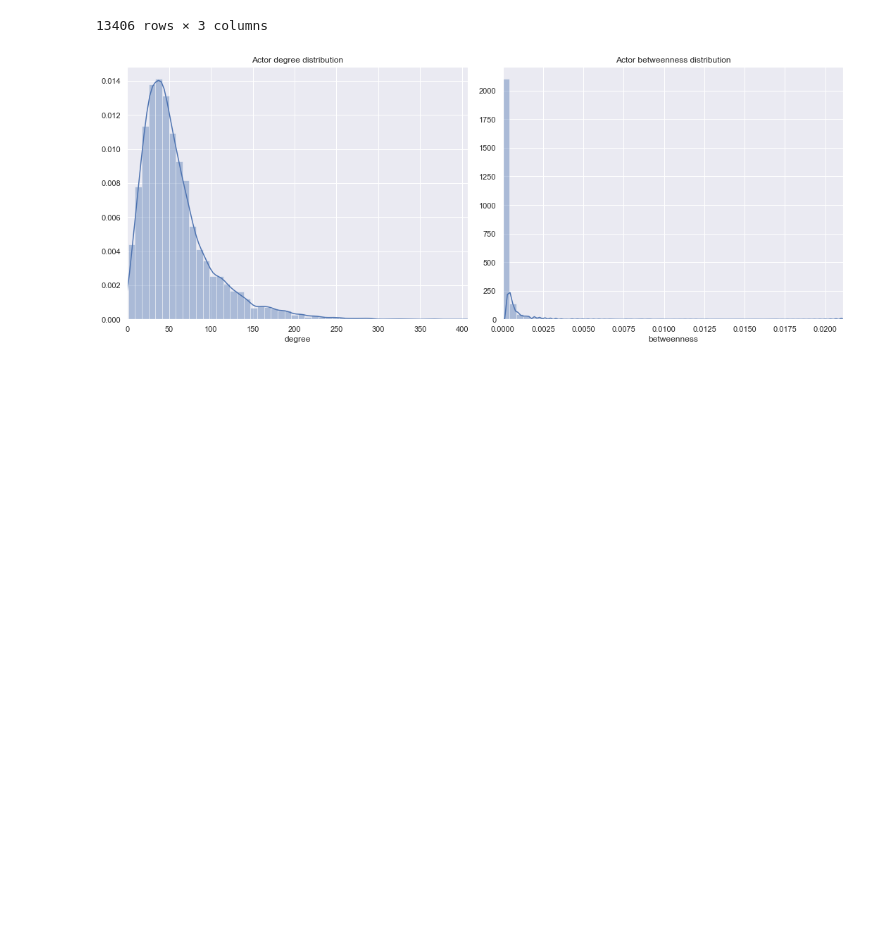
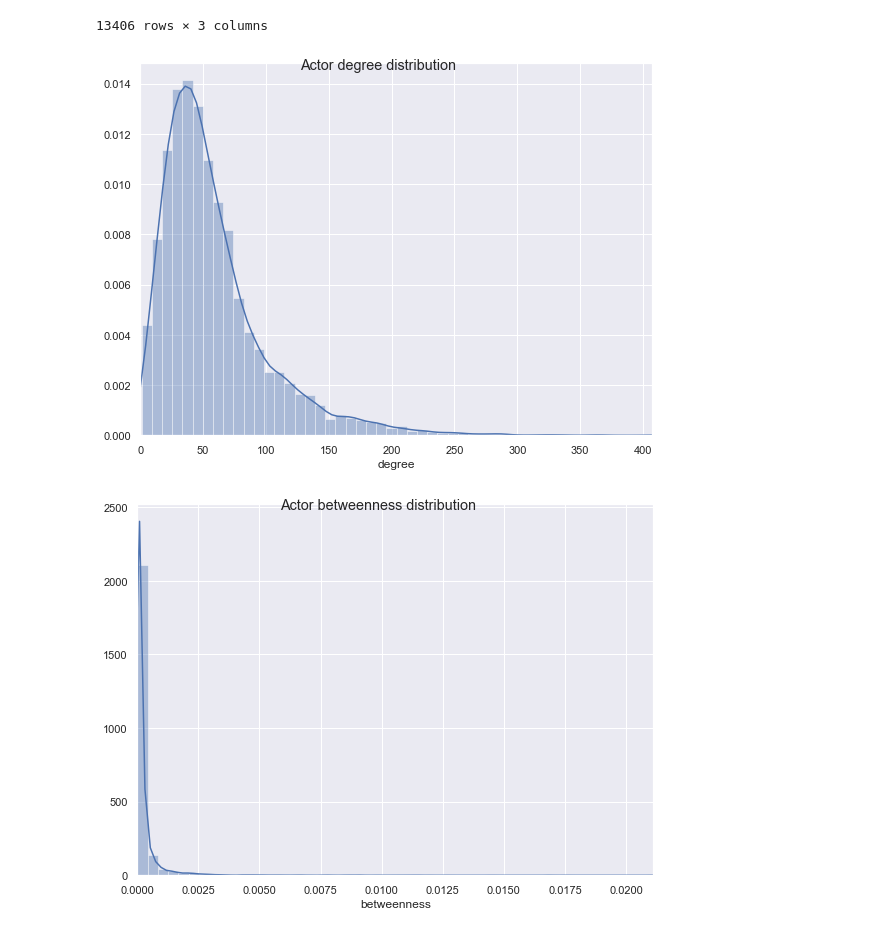
Before and after one commit to thalvari/network_analysis_2020_project, a Jupyter notebook: distribs.ipynb, the cells around one changed output. Drawn from its saved outputs; the diff is of its cells as text; code cells hidden in the pictures; blank space fills up the shorter version.

Commit message:
modify distribs

```diff
--- a/distribs.ipynb
+++ b/distribs.ipynb
@@ -16,7 +16,7 @@ from parallel_betweenness import betweenness_centrality_parallel
 %matplotlib inline
 
 seed = 42
-n_processes = 7
+n_processes = 12
 # %%
 np.random.seed(seed)
 
@@ -60,14 +60,22 @@ edges: 390859
 13406 rows × 3 columns
 # %%
 sns.set()
-fig, axs = plt.subplots(1, 2, figsize=(15, 6))
-sns.distplot(df_actor_info["degree"], ax=axs[0])
-axs[0].set_xlim(0, df_actor_info["degree"].max())
-axs[0].set_title("Actor degree distribution")
-sns.distplot(df_actor_info["betweenness"], ax=axs[1])
-axs[1].set_xlim(0, df_actor_info["betweenness"].max())
-axs[1].set_title("Actor betweenness distribution")
+
+plt.figure(figsize=(8, 6))
+sns.distplot(df_actor_info["degree"])
+plt.xlim(0, df_actor_info["degree"].max())
+plt.suptitle("Actor degree distribution")
+plt.savefig(f"results/actor_degree_distrib.pdf", bbox_inches="tight")
 plt.tight_layout()
 plt.show()
+
+plt.figure(figsize=(8, 6))
+sns.distplot(df_actor_info["betweenness"])
+plt.xlim(0, df_actor_info["betweenness"].max())
+plt.suptitle("Actor betweenness distribution")
+plt.savefig(f"results/actor_betweenness_distrib.pdf", bbox_inches="tight")
+plt.tight_layout()
+plt.show()
 # %% [output]
-[figure, old version]
+[figure, new version]
+[figure, added]
```
Also changed, not shown: 2 other files.
